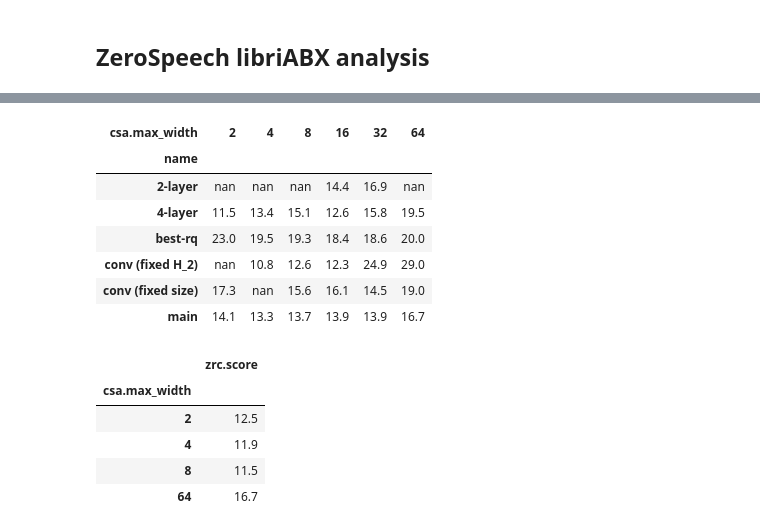
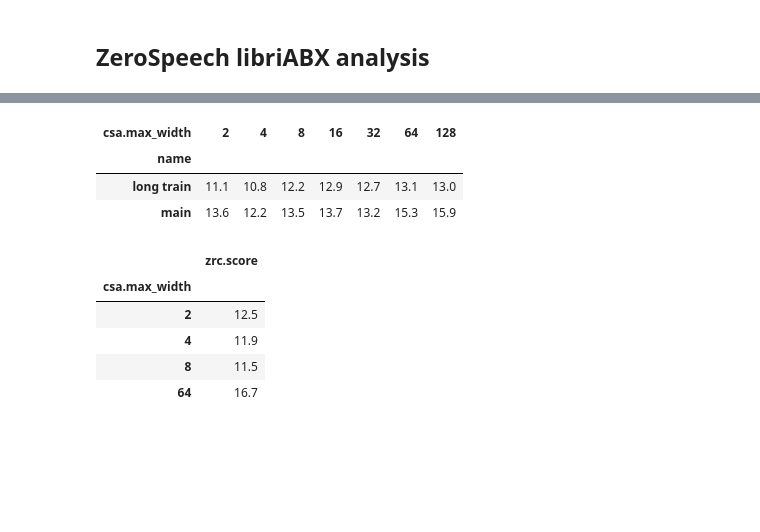
Before and after one commit to sdrobert/scpc, a Jupyter notebook: scripts/analyze.ipynb, the cells around one changed output, grey strips where cells are left out. Saved outputs shown, nothing was run; the diff lists cells and outputs as text; code cells hidden in the pictures; blank space fills up the shorter version.

```diff
--- a/scripts/analyze.ipynb
+++ b/scripts/analyze.ipynb
@@ -22,7 +24,11 @@ from matplotlib import pyplot as plt
 
 sns.set_theme('paper', font_scale=2)
 
+%aimport exp_utils
 from exp_utils import *
+
+WIDTHS = (2, 4, 8, 16, 32, 64, 128)
+STEPS = (1, 3, 6, 12, 24)
 # %% [markdown]
 ## ZeroSpeech libriABX analysis
 # %%
@@ -283,79 +286,35 @@ fig.savefig("../resources/libriabx_prediction_steps_vs_width.pdf")
 # %%
 # various means for stats table
 # (main can be derived from the above figure)
 
 row2names = {
-    "main": {
-        "cpc.trans2/version_1",
-        "cpc.trans4/version_1",
-        "cpc.trans8/version_2",
-        "cpc.trans16/version_2",
-        "cpc.trans32/version_2",
-        "cpc.trans64/version_2",
-    } | set(f'cpc.trans{w}/version_{v}' for w in (2, 4, 8, 16, 32) for v in range(100, 105)),
-    "2-layer": {
-        "cpc.trans2/version_12",
-        "cpc.trans4/version_12",
-        "cpc.trans8/version_14",
-        "cpc.trans16/version_14",
-        "cpc.trans32/version_12",
-        "cpc.trans64/version_14",
-    },
-    "4-layer": {
-        "cpc.trans2/version_11",
-        "cpc.trans4/version_11",
-        "cpc.trans8/version_13",
-        "cpc.trans16/version_13",
-        "cpc.trans32/version_13",
-        "cpc.trans64/version_13",
-    },
-    "conv (fixed size)": {
-        "cpc.cconv2/version_1",
-        "cpc.cconv4/version_1",
-        "cpc.cconv8/version_1",
-        "cpc.cconv16/version_1",
-        "cpc.cconv32/version_1",
-        "cpc.cconv64/version_1",
-    },
-    "conv (fixed H_2)": {
-        "cpc.cconv2/version_2",
-        "cpc.cconv4/version_2",
-        "cpc.cconv8/version_2",
-        "cpc.cconv16/version_2",
-        "cpc.cconv32/version_2",
-        "cpc.cconv64/version_2",
-    },
-    "best-rq": {
-        "bestrq.trans2/version_1",
-        "bestrq.trans4/version_1",
-        "bestrq.trans8/version_1",
-        "bestrq.trans16/version_1",
-        "bestrq.trans32/version_1",
-        "bestrq.trans64/version_1",
-    }
+    "main":  set(f'cpc.csa{w}/version_{v:04d}' for w in WIDTHS for v in range(101, 106)),
+    "long train": set(f'cpc.csa{w}/version_0012' for w in WIDTHS),
+    "960h": set(f'cpc.csa{w}/version_0003' for w in WIDTHS),
+    "2-layer": set(f'cpc.csa{w}/version_1001' for w in WIDTHS),
+    "4-layer": set(f'cpc.csa{w}/version_1101' for w in WIDTHS),
+    "conv (fixed size)": set(f"cpc.cconv{w}/version_0101" for w in WIDTHS),
+    "conv (fixed H_2)": set(f"cpc.cconv{w}/version_0201" for w in WIDTHS),
+    "BEST-RQ": set(f"bestrq.csa{w}" for w in WIDTHS),
 }
 name2row = dict()
 for row, names in row2names.items():
     name2row.update((name, row) for name in names)
 
 df = filter_data_equal(dfz, {"zrc.speaker_mode": "within", "zrc.granularity": "phoneme"})
 df = filter_data_in(df, {'name': set(name2row)}).copy()
 
-df['csa.max_width'] = df['csa.max_width'].where(~df['csa.max_width'].isna(), df['cconv.kernel_size']).astype('int')
+df['csa.max_width'] = df['csa.max_width'].astype('int') #.where(~df['csa.max_width'].isna(), df['cconv.kernel_size']).astype('int')
 
 df['name'] = df['name'].cat.remove_unused_categories().apply(lambda x: name2row[x])
 
 df = pd.pivot_table(df, values='zrc.score', columns='csa.max_width', index='name')
 
 (df * 100).style.format(precision=1)
 # %% [output]
-| csa.max_width | 2 | 4 | 8 | 16 | 32 | 64 |
-| name |  |  |  |  |  |  |
-| 2-layer | nan | nan | nan | 14.4 | 16.9 | nan |
-| 4-layer | 11.5 | 13.4 | 15.1 | 12.6 | 15.8 | 19.5 |
-| best-rq | 23.0 | 19.5 | 19.3 | 18.4 | 18.6 | 20.0 |
-| conv (fixed H_2) | nan | 10.8 | 12.6 | 12.3 | 24.9 | 29.0 |
-| conv (fixed size) | 17.3 | nan | 15.6 | 16.1 | 14.5 | 19.0 |
-| main | 14.1 | 13.3 | 13.7 | 13.9 | 13.9 | 16.7 |
+| csa.max_width | 2 | 4 | 8 | 16 | 32 | 64 | 128 |
+| name |  |  |  |  |  |  |  |
+| long train | 11.1 | 10.8 | 12.2 | 12.9 | 12.7 | 13.1 | 13.0 |
+| main | 13.6 | 12.2 | 13.5 | 13.7 | 13.2 | 15.3 | 15.9 |
 # %%
 # the mean abx error rates for the models we trained downstream ASR systems for
```
Also changed, not shown: parts of 9 cells of this notebook, 4 other files.
